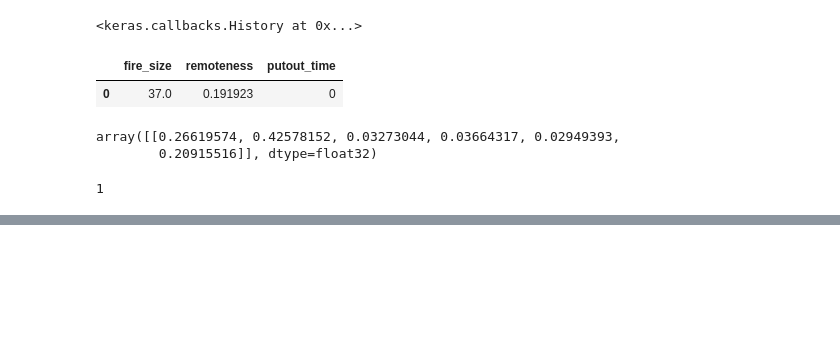
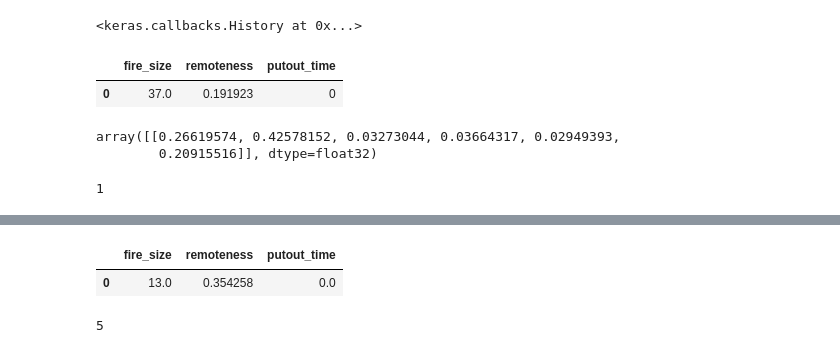
Before and after one commit to TeamDeltaHacks/WildfiresAI, a Jupyter notebook: Notebooks/Cause.ipynb, the cells around one changed output, grey strips where cells are left out. Cells and saved outputs as stored; diff of their text form; code cells hidden in the pictures; blank space fills up the shorter version.

```diff
--- a/Notebooks/Cause.ipynb
+++ b/Notebooks/Cause.ipynb
@@ -171,0 +227,17 @@ results = model.predict(test_data)
+# %%
+# test model
+test_data1 = {
+    'fire_size': [13.0],
+    'remoteness': [0.354258],
+    'putout_time': [0.0]
+}
+test_data1 = pd.DataFrame(test_data1)
+test_data1
+# %% [output]
+|  | fire_size | remoteness | putout_time |
+| 0 | 13.0 | 0.354258 | 0.0 |
+# %%
+result1 = xgb_model.predict(test_data1)
+result1[0].astype('int')
+# %% [output]
+5
```
Also changed, not shown: parts of 8 cells of this notebook.
